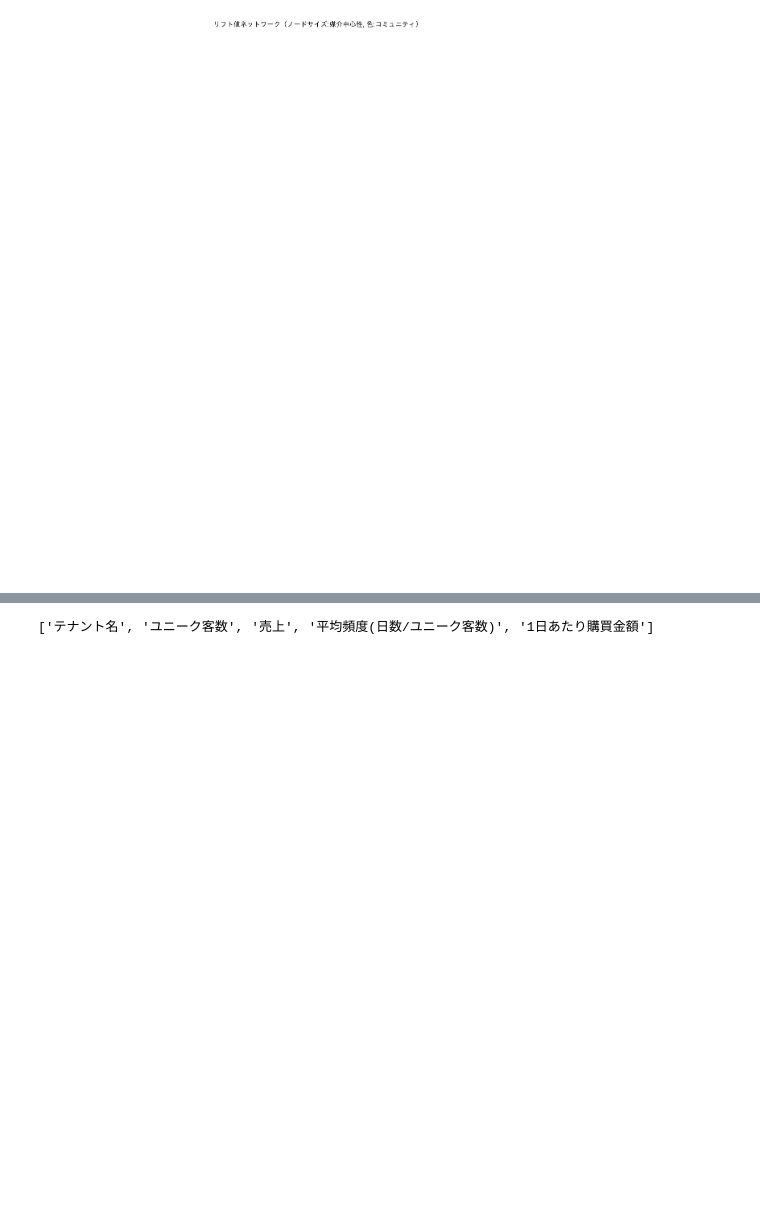
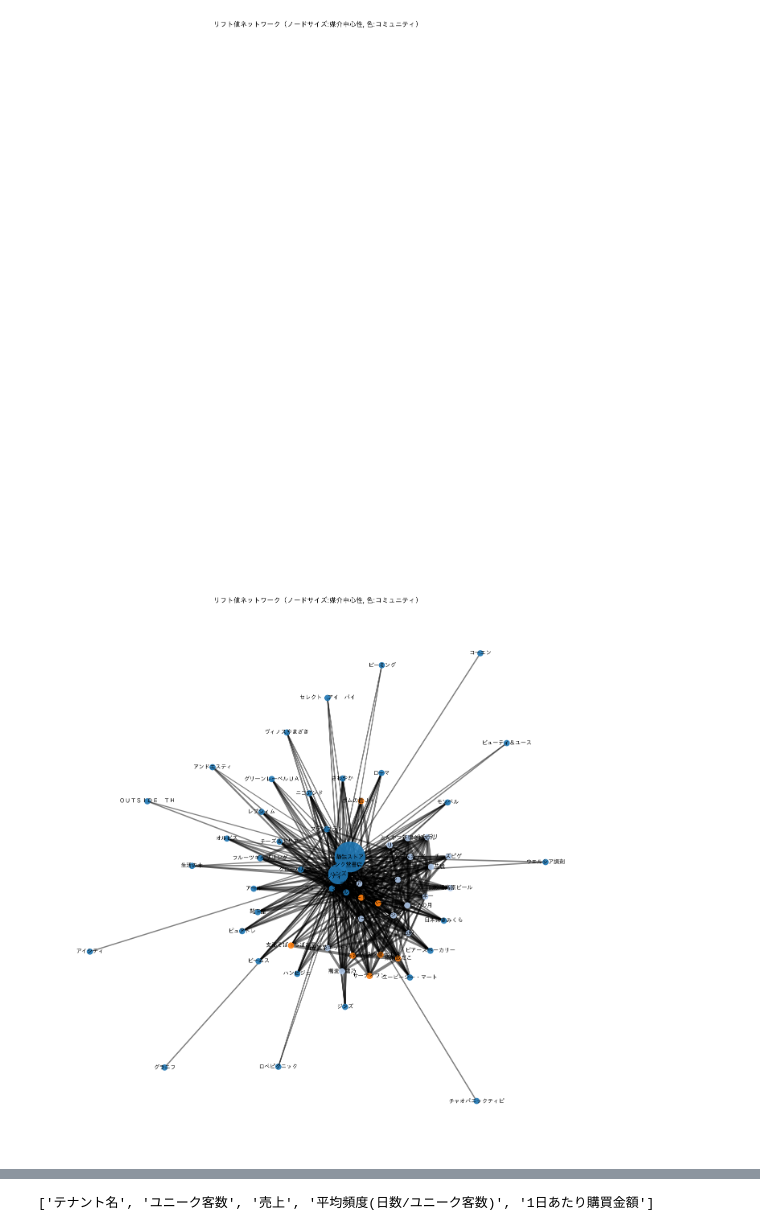
Before and after one commit to takeru403/Ipoca_network, a Jupyter notebook: notebook/eda.ipynb, the cells around one changed output, grey strips where cells are left out. Cells and saved outputs as stored; diff of their text form; code cells hidden in the pictures; blank space fills up the shorter version.

```diff
--- a/notebook/eda.ipynb
+++ b/notebook/eda.ipynb
@@ -107,3 +107,5 @@ def build_node_edge_df(rules, mall_name, full_tenant_list=None):
 # =====================
 # メイン処理の例
 # =====================
+# %%
+df = calc_asociation(network_result_df, min_support=0.02, max_len=2)
@@ -117,7 +135,6 @@ from networkx.algorithms import community
 # ——————————————
 # DataFrame 読み込み済みを想定（df）
 #df = pd.read_csv("your_rules.csv")
-df = network_result_df
 # ——————————————
 
 # 日本語フォント設定（環境に合わせてパスを修正）
@@ -180,3 +199,65 @@ plt.show()
+# %%
+# 2. グラフ構築
+G = nx.Graph()
+for _, row in df.iterrows():
+    source = row['antecedents']
+    target = row['consequents']
+    weight = row['lift']
+    G.add_edge(source, target, weight=weight)
+
+# 3. 媒介中心性（ノードサイズに反映）
+bet_cent = nx.betweenness_centrality(G, weight='weight', normalized=True)
+node_sizes = [bet_cent[n] * 5000 + 100 for n in G.nodes()]
+
+# 4. コミュニティ検出
+communities = community.greedy_modularity_communities(G, weight='weight')
+node_community = {}
+for cid, com in enumerate(communities):
+    for n in com:
+        node_community[n] = cid
+
+# 5. カラーマップ
+cmap = plt.cm.get_cmap('tab20')
+node_colors = [cmap(node_community[n] % 20) for n in G.nodes()]
+
+# 6. レイアウト
+pos = nx.spring_layout(G, seed=42, k=0.3)
+
+# 7. 描画設定
+plt.figure(figsize=(14, 14))
+
+# ノード
+nx.draw_networkx_nodes(
+    G, pos,
+    node_size=node_sizes,
+    node_color=node_colors,
+    alpha=0.9
+)
+
+# エッジ（lift値を太さに反映）
+edge_widths = [d['weight'] * 1.5 for (_, _, d) in G.edges(data=True)]
+nx.draw_networkx_edges(
+    G, pos,
+    width=edge_widths,
+    alpha=0.5,
+)
+
+# 日本語フォント（環境に応じて設定）
+# ipaexフォントがインストールされている場合
+try:
+    jp_font_path = "/usr/share/fonts/truetype/ipaexfont-gothic/ipaexg.ttf"
+    jp_font = fm.FontProperties(fname=jp_font_path)
+    nx.draw_networkx_labels(G, pos, font_size=10, font_properties=jp_font)
+except:
+    # フォントエラー時はデフォルトフォントで描画
+    nx.draw_networkx_labels(G, pos, font_size=10,font_family="IPAexGothic")
+
+plt.title("リフト値ネットワーク（ノードサイズ:媒介中心性, 色:コミュニティ）")
+plt.axis('off')
+plt.tight_layout()
+plt.show()
+# %% [output]
+[figure, added]
 # %%
 import pandas as pd
 import networkx as nx
```
Also changed, not shown: parts of 2 cells of this notebook, 1 other file.
